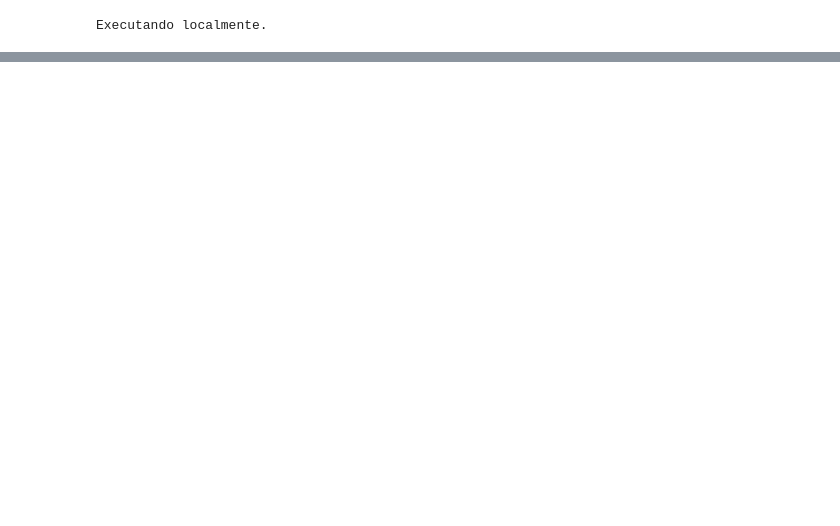
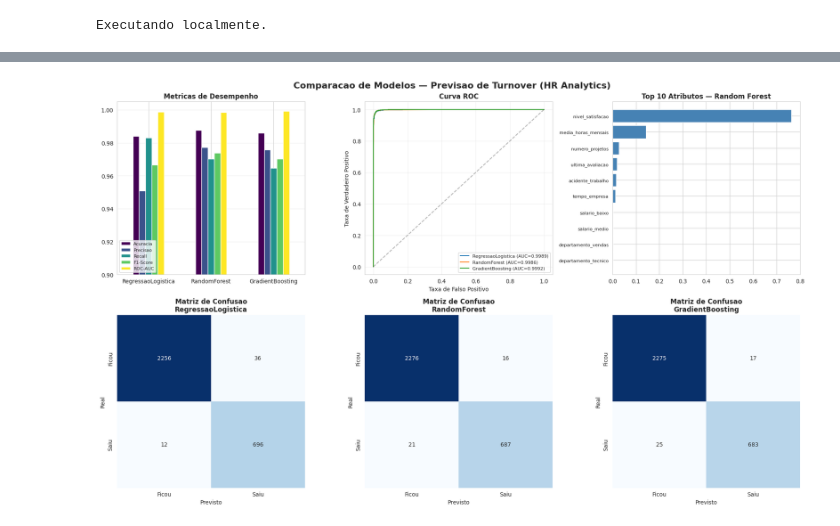
Before and after one commit to Gabriel-Freitas-S/previsao-turnover-funcionarios, a Jupyter notebook: notebooks/previsao_turnover.ipynb, the cells around one changed output, grey strips where cells are left out. Saved outputs shown, nothing was run; the diff lists cells and outputs as text; code cells hidden in the pictures; blank space fills up the shorter version.

Commit message:
refactor: migrate project to HR Analytics dataset, update pipeline, and overhaul documentation

```diff
--- a/notebooks/previsao_turnover.ipynb
+++ b/notebooks/previsao_turnover.ipynb
@@ -565,0 +78,20 @@ Probabilidade de turnover do colaborador: 0.3227
+# %%
+import urllib.request
+
+DATA_DIR = "data"
+DATA_FILE = "HR_Analytics.csv"
+DATA_PATH = os.path.join(DATA_DIR, DATA_FILE)
+
+if IS_COLAB:
+    if not os.path.exists(DATA_DIR):
+        os.makedirs(DATA_DIR)
+    if not os.path.exists(DATA_PATH):
+        url = "https://raw.githubusercontent.com/Gabriel-Freitas-S/previsao-turnover-funcionarios/main/data/HR_Analytics.csv"
+        print(f"Baixando dataset de: {url}")
+        urllib.request.urlretrieve(url, DATA_PATH)
+        print("Download concluído!")
+else:
+    # Tenta caminho relativo ao notebook
+    if not os.path.exists(DATA_PATH) and os.path.exists(os.path.join("..", DATA_PATH)):
+        DATA_PATH = os.path.join("..", DATA_PATH)
+    print(f"Caminho do dataset local configurado para: {DATA_PATH}")
@@ -565,0 +443,60 @@ Probabilidade de turnover do colaborador: 0.3227
+# %%
+fig, axes = plt.subplots(2, 3, figsize=(18, 11))
+fig.suptitle("Comparacao de Modelos — Previsao de Turnover (HR Analytics)", fontsize=16, fontweight="bold")
+
+# 1. Barras de métricas
+metrics_df = pd.DataFrame([
+    {"Modelo": r["model"], "Acuracia": r["accuracy"],
+     "Precisao": r["precision"], "Recall": r["recall"],
+     "F1-Score": r["f1_score"], "ROC-AUC": r["roc_auc"]}
+    for r in results
+]).set_index("Modelo")
+
+metrics_df.plot(kind="bar", ax=axes[0, 0], rot=0, colormap="viridis")
+axes[0, 0].set_title("Metricas de Desempenho", fontweight="bold")
+axes[0, 0].set_ylim(0.9, 1.005)
+axes[0, 0].legend(loc="lower left", fontsize=8)
+axes[0, 0].grid(axis="y", alpha=0.3)
+axes[0, 0].set_xlabel("")
+
+# 2. Curva ROC
+for r in results:
+    fpr, tpr, _ = roc_curve(y_test, r["y_proba"])
+    axes[0, 1].plot(fpr, tpr, label=f"{r['model']} (AUC={r['roc_auc']:.4f})")
+axes[0, 1].plot([0, 1], [0, 1], "k--", alpha=0.3)
+axes[0, 1].set_title("Curva ROC", fontweight="bold")
+axes[0, 1].set_xlabel("Taxa de Falso Positivo")
+axes[0, 1].set_ylabel("Taxa de Verdadeiro Positivo")
+axes[0, 1].legend(fontsize=8)
+axes[0, 1].grid(alpha=0.3)
+
+# 3. Feature Importance (RandomForest)
+for r in results:
+    if r["model"] == "RandomForest" and r["feature_importances"] is not None:
+        fi = r["feature_importances"]
+        fn = r["feature_names"]
+        n_top = min(10, len(fi))
+        fi_sorted = fi.argsort()[-n_top:][::-1]
+        cleaned = [str(fn[i]).replace("cat__", "").replace("num__", "") for i in fi_sorted]
+        axes[0, 2].barh(range(n_top), fi[fi_sorted], color="steelblue")
+        axes[0, 2].set_yticks(range(n_top))
+        axes[0, 2].set_yticklabels(cleaned, fontsize=8)
+        axes[0, 2].set_title(f"Top {n_top} Atributos — Random Forest", fontweight="bold")
+        axes[0, 2].invert_yaxis()
+        break
+
+# 4-6. Matrizes de confusão
+for i, r in enumerate(results):
+    ax = axes[1, i]
+    sns.heatmap(r["confusion_matrix"], annot=True, fmt="d",
+                cmap="Blues", ax=ax, cbar=False)
+    ax.set_title(f"Matriz de Confusao\n{r['model']}", fontweight="bold")
+    ax.set_xlabel("Previsto")
+    ax.set_ylabel("Real")
+    ax.set_xticklabels(["Ficou", "Saiu"])
+    ax.set_yticklabels(["Ficou", "Saiu"])
+
+plt.tight_layout()
+plt.show()
+# %% [output]
+[figure, added]
```
Also changed, not shown: parts of 51 cells of this notebook, 12 other files.
